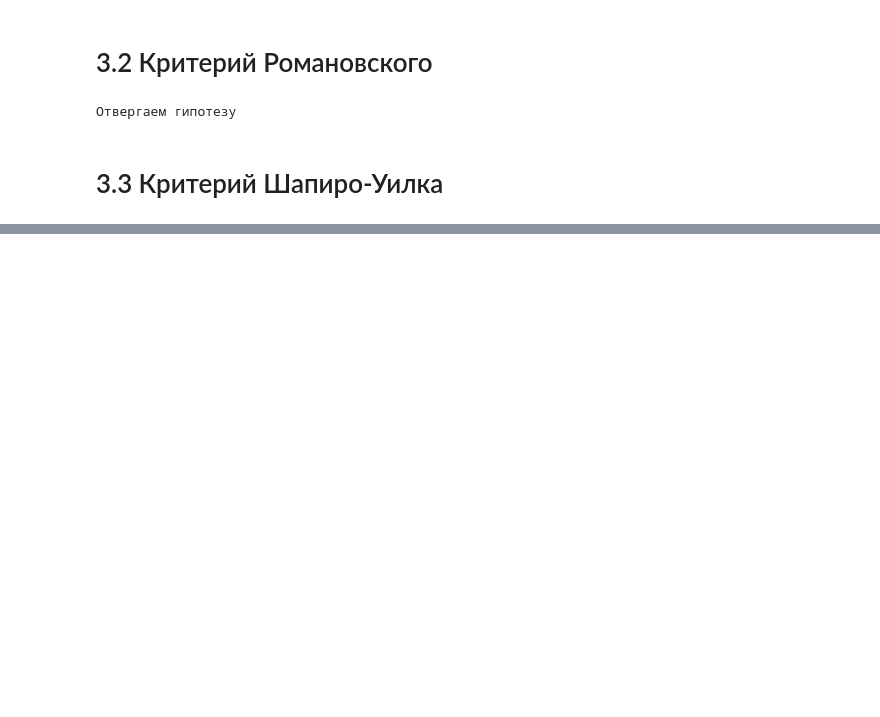
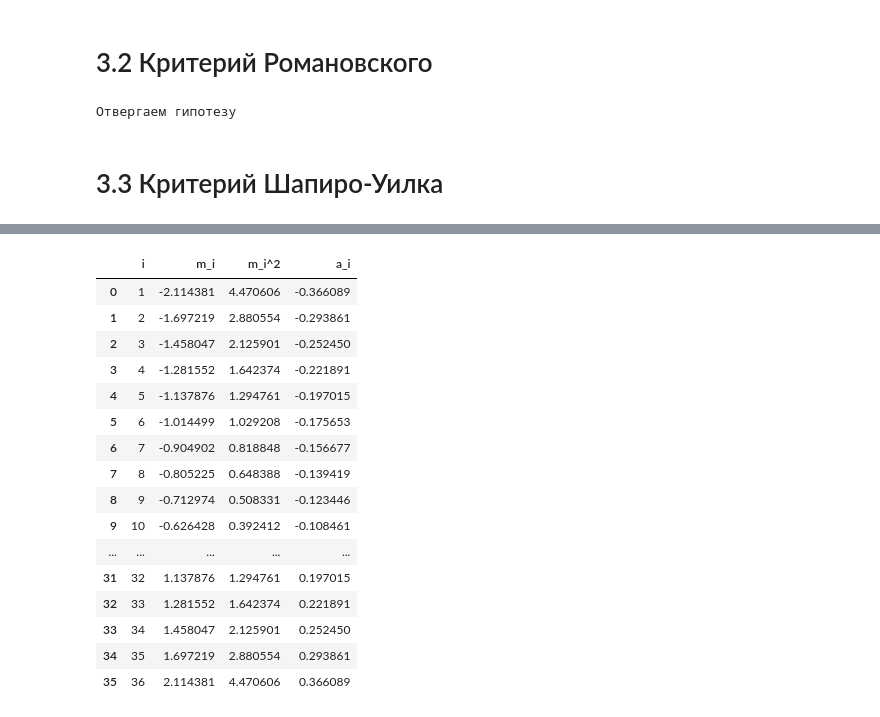
Before and after one commit to egorbeckish/Masters-program, a Jupyter notebook: 1. First Course/Semester 2/Вероятность и статистическое моделирование/3. Апрель/02.04.2026/main.ipynb, the cells around one changed output, grey strips where cells are left out. Drawn from its saved outputs; the diff is of its cells as text; code cells hidden in the pictures; blank space fills up the shorter version.

```diff
--- a/1. First Course/Semester 2/Вероятность и статистическое моделирование/3. Апрель/02.04.2026/main.ipynb
+++ b/1. First Course/Semester 2/Вероятность и статистическое моделирование/3. Апрель/02.04.2026/main.ipynb
@@ -7,6 +7,7 @@ import numpy as np
 import scipy
 # %%
 data = list(map(float, open("data.txt").read().split(", ")))
+n = len(data)
 # %%
 frequency = dict(sorted({x: data.count(x) for x in data}.items(), key=lambda x: x[0]))
 frequency
@@ -116,7 +117,7 @@ plt.show()
 # %%
 # plt.figure(figsize=(12, 8))
 
-k = int(math.ceil(math.log2(len(data)) + 1))
+k = int(math.ceil(math.log2(n) + 1))
 print(f"Число интервалов по правилу Стёрджеса: {k = }")
 
 plt.title("Гистограмма")
@@ -214,0 +274,30 @@ else:
+# %%
+W = pd.DataFrame(
+	{
+		"i": range(1, 37),
+		"m_i": [scipy.stats.norm.ppf((i + 1 - .375) / (n + .25)) for i in range(n)]
+	}
+)
+
+W["m_i^2"] = W["m_i"] ** 2
+W["a_i"] = W["m_i"] / (W["m_i^2"].sum() ** .5)
+
+W
+# %% [output]
+|  | i | m_i | m_i^2 | a_i |
+| 0 | 1 | -2.114381 | 4.470606 | -0.366089 |
+| 1 | 2 | -1.697219 | 2.880554 | -0.293861 |
+| 2 | 3 | -1.458047 | 2.125901 | -0.252450 |
+| 3 | 4 | -1.281552 | 1.642374 | -0.221891 |
+| 4 | 5 | -1.137876 | 1.294761 | -0.197015 |
+| 5 | 6 | -1.014499 | 1.029208 | -0.175653 |
+| 6 | 7 | -0.904902 | 0.818848 | -0.156677 |
+| 7 | 8 | -0.805225 | 0.648388 | -0.139419 |
+| 8 | 9 | -0.712974 | 0.508331 | -0.123446 |
+| 9 | 10 | -0.626428 | 0.392412 | -0.108461 |
+| ... | ... | ... | ... | ... |
+| 31 | 32 | 1.137876 | 1.294761 | 0.197015 |
+| 32 | 33 | 1.281552 | 1.642374 | 0.221891 |
+| 33 | 34 | 1.458047 | 2.125901 | 0.252450 |
+| 34 | 35 | 1.697219 | 2.880554 | 0.293861 |
+| 35 | 36 | 2.114381 | 4.470606 | 0.366089 |
```
Also changed, not shown: parts of 5 cells of this notebook.
